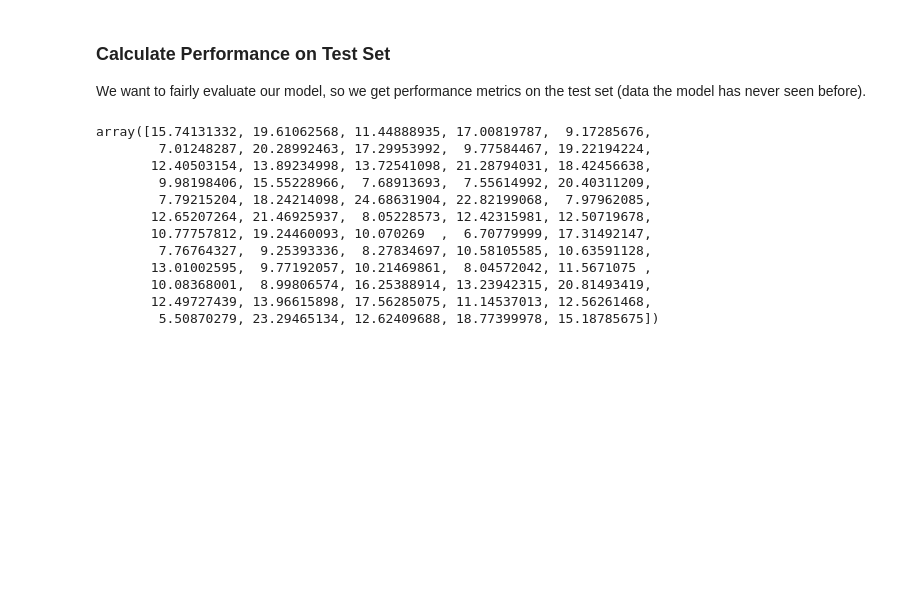
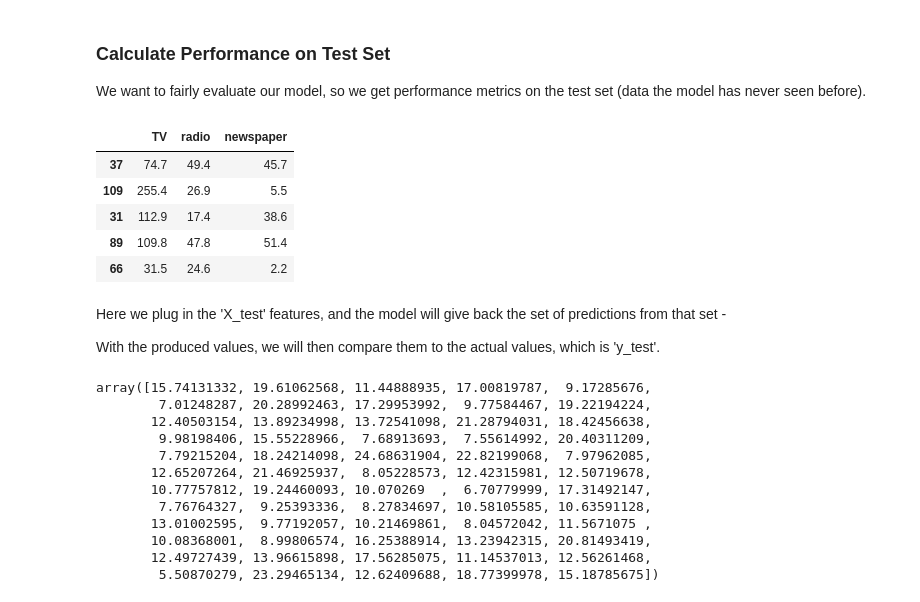
Before and after one commit to abrook83/early_python, a Jupyter notebook: Machine Learning/Masterclass Notes/08-Linear-Regression-Models/01-Linear-Regression-with-Scitkit-Learn.ipynb, the cells around one changed output. Cells and saved outputs as stored; diff of their text form; code cells hidden in the pictures; blank space fills up the shorter version.

```diff
--- a/Machine Learning/Masterclass Notes/08-Linear-Regression-Models/01-Linear-Regression-with-Scitkit-Learn.ipynb
+++ b/Machine Learning/Masterclass Notes/08-Linear-Regression-Models/01-Linear-Regression-with-Scitkit-Learn.ipynb
@@ -254,3 +267,16 @@ We want to fairly evaluate our model, so we get performance metrics on the test
+# %%
+X_test.head()
+# %% [output]
+|  | TV | radio | newspaper |
+| 37 | 74.7 | 49.4 | 45.7 |
+| 109 | 255.4 | 26.9 | 5.5 |
+| 31 | 112.9 | 17.4 | 38.6 |
+| 89 | 109.8 | 47.8 | 51.4 |
+| 66 | 31.5 | 24.6 | 2.2 |
+# %% [markdown]
+Here we plug in the 'X_test' features, and the model will give back the set of predictions from that set -
+
+With the produced values, we will then compare them to the actual values, which is 'y_test'.
 # %%
 # We only pass in test features
 # The model predicts its own y hat
```
Also changed, not shown: parts of 12 cells of this notebook.
